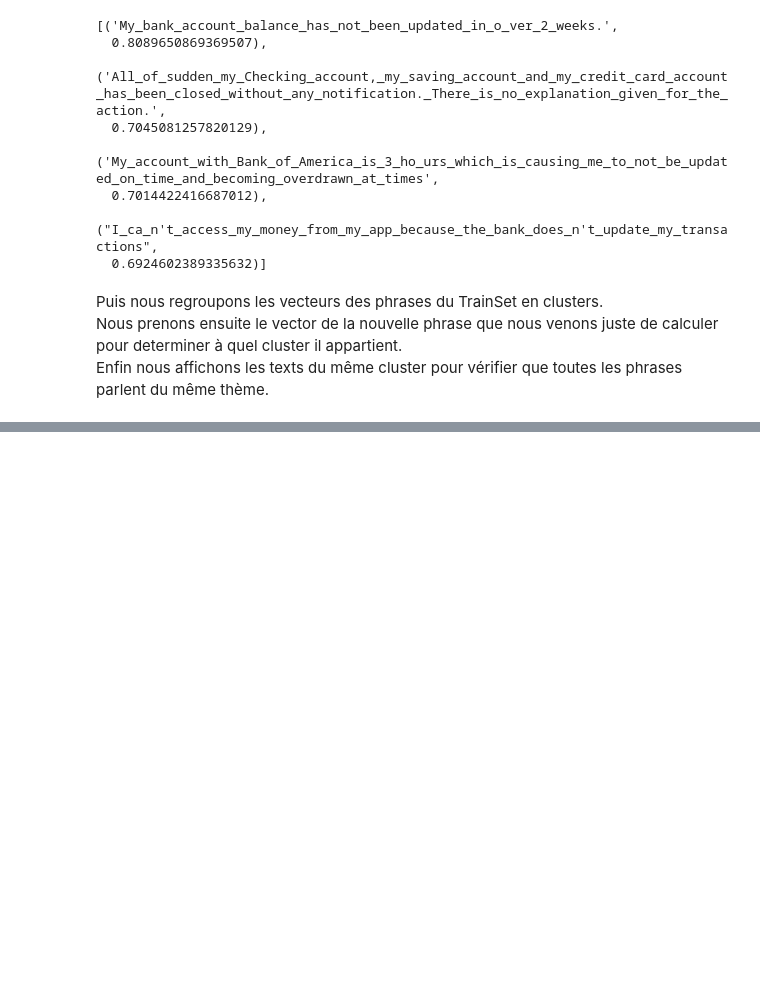
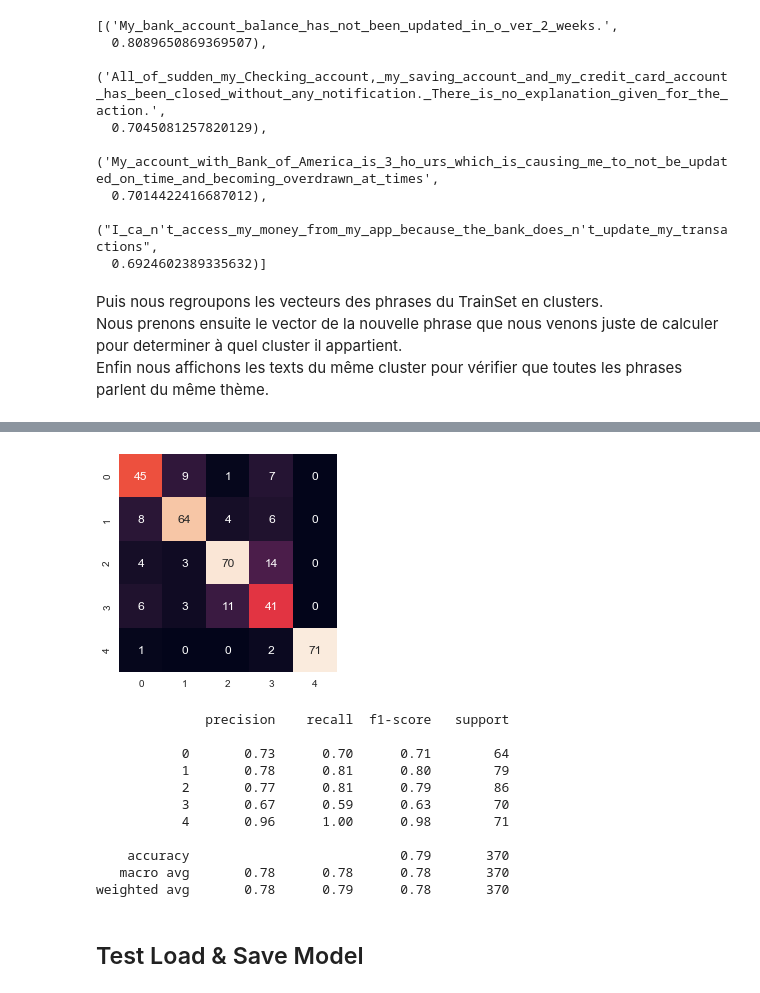
Before and after one commit to Tpacape/Sentence-Similarity, a Jupyter notebook: clusterisation/Google Sentence Encoder for Thalès.ipynb, the cells around one changed output, grey strips where cells are left out. Saved outputs shown, nothing was run; the diff lists cells and outputs as text; code cells hidden in the pictures; blank space fills up the shorter version.

```diff
--- a/clusterisation/Google Sentence Encoder for Thalès.ipynb
+++ b/clusterisation/Google Sentence Encoder for Thalès.ipynb
@@ -544,0 +574,27 @@ Enfin, l'observation des regroupements crées nous permettent de facilement visu
+# %%
+tmp = pd.DataFrame(X_resampled, columns = list(pdData.columns))
+for x in tmp.columns:
+    tmp[x]=tmp[x].astype(pdData[x].dtypes.name)
+pdData = tmp
+# %%
+tmp = pd.get_dummies(y_resampled.astype(int))
+for x in tmp.columns:
+    tmp[x]=tmp[x].astype(pdProduct[x].dtypes.name)
+pdProduct = tmp
+# %%
+X_train, X_test, y_train, y_test = train_test_split(pdData, pdProduct, test_size=0.2, random_state=1)
+# %%
+num_classes = len(pdProduct.columns)
+epochs = 100
+
+classifier = Sequential()
+classifier.add(Dense(32, activation="relu", kernel_initializer='random_normal', input_shape=(512,)))
+classifier.add(Dropout(0.3))
+classifier.add(Dense(16, activation="relu", kernel_initializer='random_normal'))
+classifier.add(Dropout(0.3))
+
+classifier.add(Dense(num_classes, activation='sigmoid', kernel_initializer='random_normal'))
+
+classifier.compile(optimizer ="Adam",loss='binary_crossentropy', metrics =['accuracy'])
+
+classifier.fit(X_train,y_train, epochs=epochs)
@@ -544,0 +626,21 @@ Enfin, l'observation des regroupements crées nous permettent de facilement visu
+# %%
+# Confusion matrix & plot
+y_pred = classifier.predict(X_test)
+y_pred = pd.DataFrame(y_pred).set_index(y_test.index)
+
+confusionMatrix(y_test.idxmax(axis=1), y_pred.idxmax(axis=1))
+# %% [output]
+[figure, added]
+              precision    recall  f1-score   support
+
+           0       0.73      0.70      0.71        64
+           1       0.78      0.81      0.80        79
+           2       0.77      0.81      0.79        86
+           3       0.67      0.59      0.63        70
+           4       0.96      1.00      0.98        71
+
+    accuracy                           0.79       370
+   macro avg       0.78      0.78      0.78       370
+weighted avg       0.78      0.79      0.78       370
+# %% [markdown]
+## Test Load & Save Model
```
Also changed, not shown: parts of 72 cells of this notebook, 5 other files.
